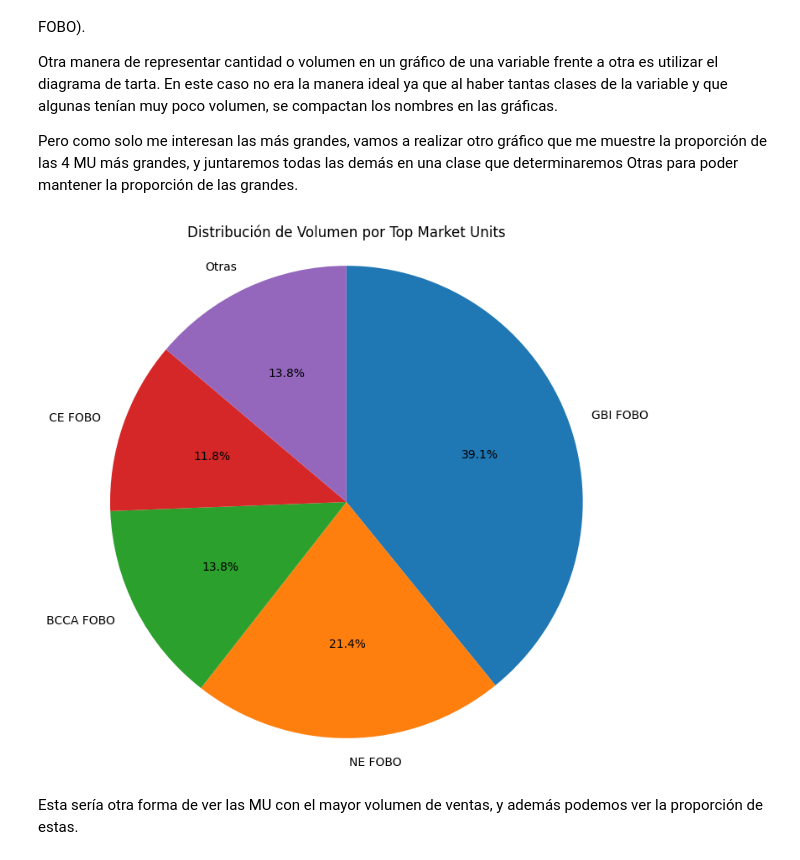
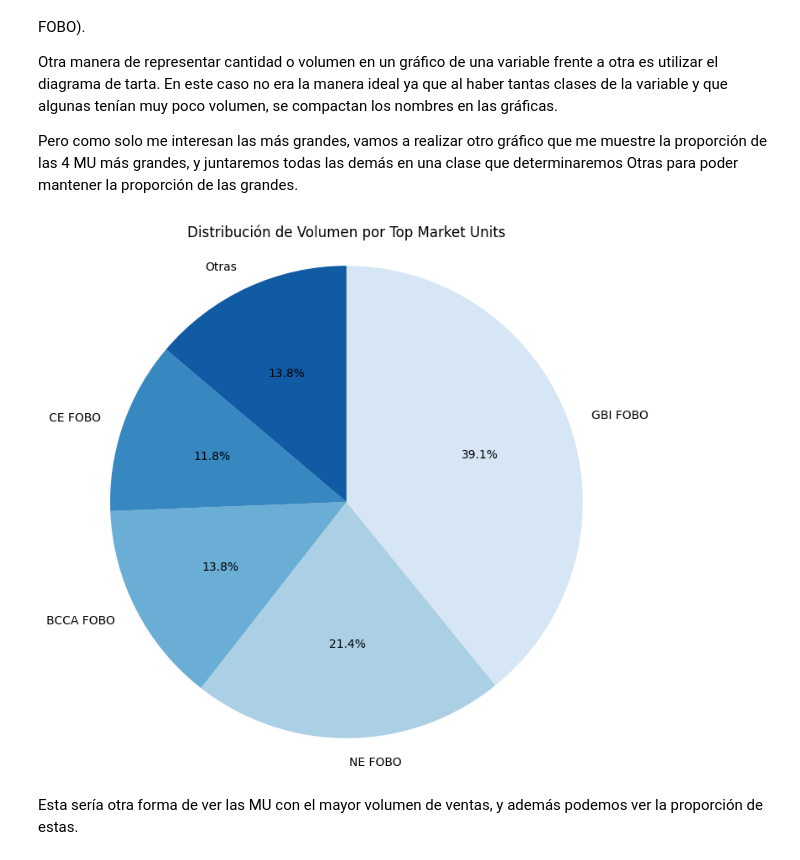
Before and after one commit to patriciamediavilla/L1P2, a Jupyter notebook: visualizaciondedatos.ipynb, the cells around one changed output. Cells and saved outputs as stored; diff of their text form; code cells hidden in the pictures.

```diff
--- a/visualizaciondedatos.ipynb
+++ b/visualizaciondedatos.ipynb
@@ -223,21 +226,25 @@ Otra manera de representar cantidad o volumen en un gráfico de una variable fre
 
 Pero como solo me interesan las más grandes, vamos a realizar otro gráfico que me muestre la proporción de las 4 MU más grandes, y juntaremos todas las demás en una clase que determinaremos Otras para poder mantener la proporción de las grandes.
 # %%
+import seaborn as sns
 # Calcular las MU con más volumen
 top_mu = mu_volumen.nlargest(4)  # Tomamos solo las 4 primeras MU con más volumen.
 other_mu = mu_volumen[~mu_volumen.index.isin(top_mu.index)].sum()  # Suma de las demás MU
 
 # Crear una serie que incluye las 4 más grandes y "Otras"
 top_mu = top_mu.append(pd.Series(other_mu, index=['Otras']))
 
+# Colores de la misma gama
+colores = sns.color_palette("Blues", len(top_mu))
+
 # Crear un gráfico de pastel
 plt.figure(figsize=(8, 8))
-plt.pie(top_mu, labels=top_mu.index, autopct='%1.1f%%', startangle=90, counterclock=False)
+plt.pie(top_mu, labels=top_mu.index, colors=colores, autopct='%1.1f%%', startangle=90, counterclock=False)
 plt.title("Distribución de Volumen por Top Market Units")
 plt.axis('equal')
 plt.show()
 # %% [output]
-[figure, old version]
+[figure, new version]
 # %% [markdown]
 Esta sería otra forma de ver las MU con el mayor volumen de ventas, y además podemos ver la proporción de estas.
 # %% [markdown]
```
Also changed, not shown: parts of 11 cells of this notebook.
